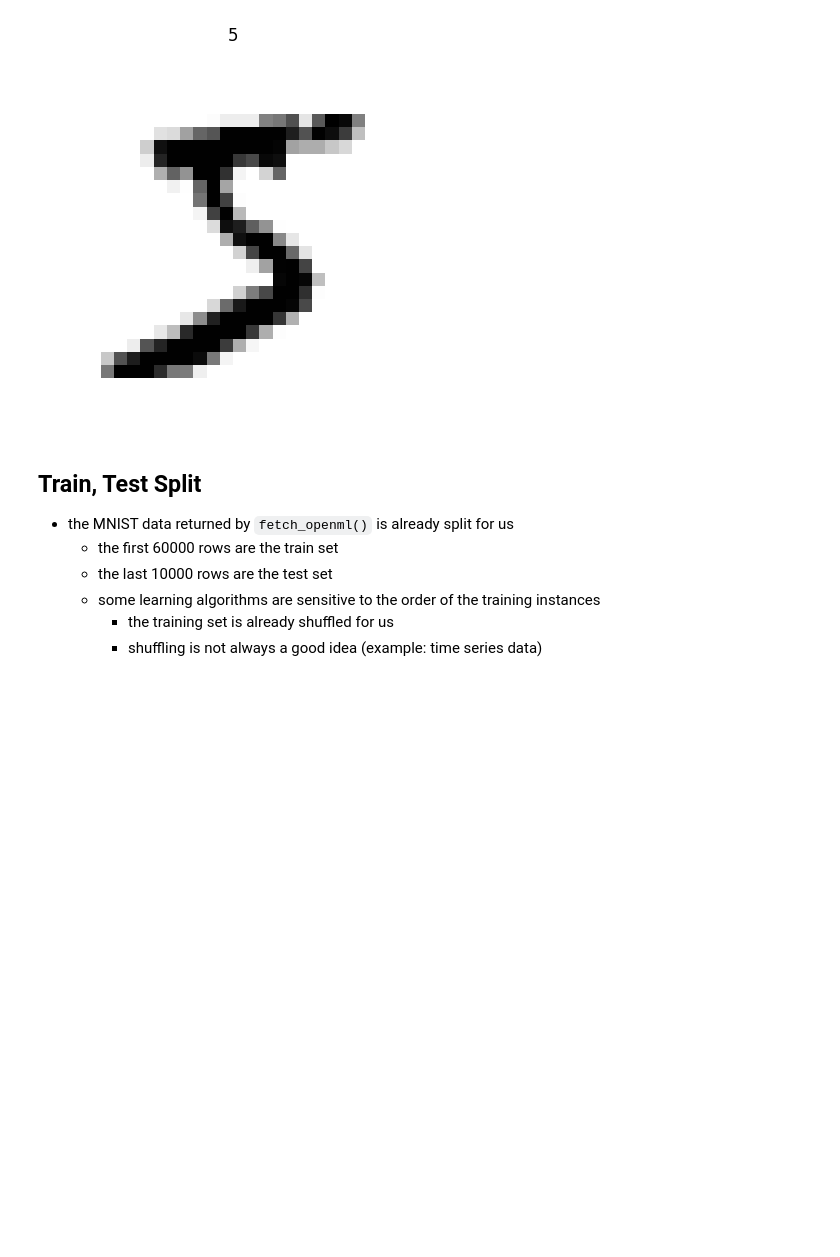
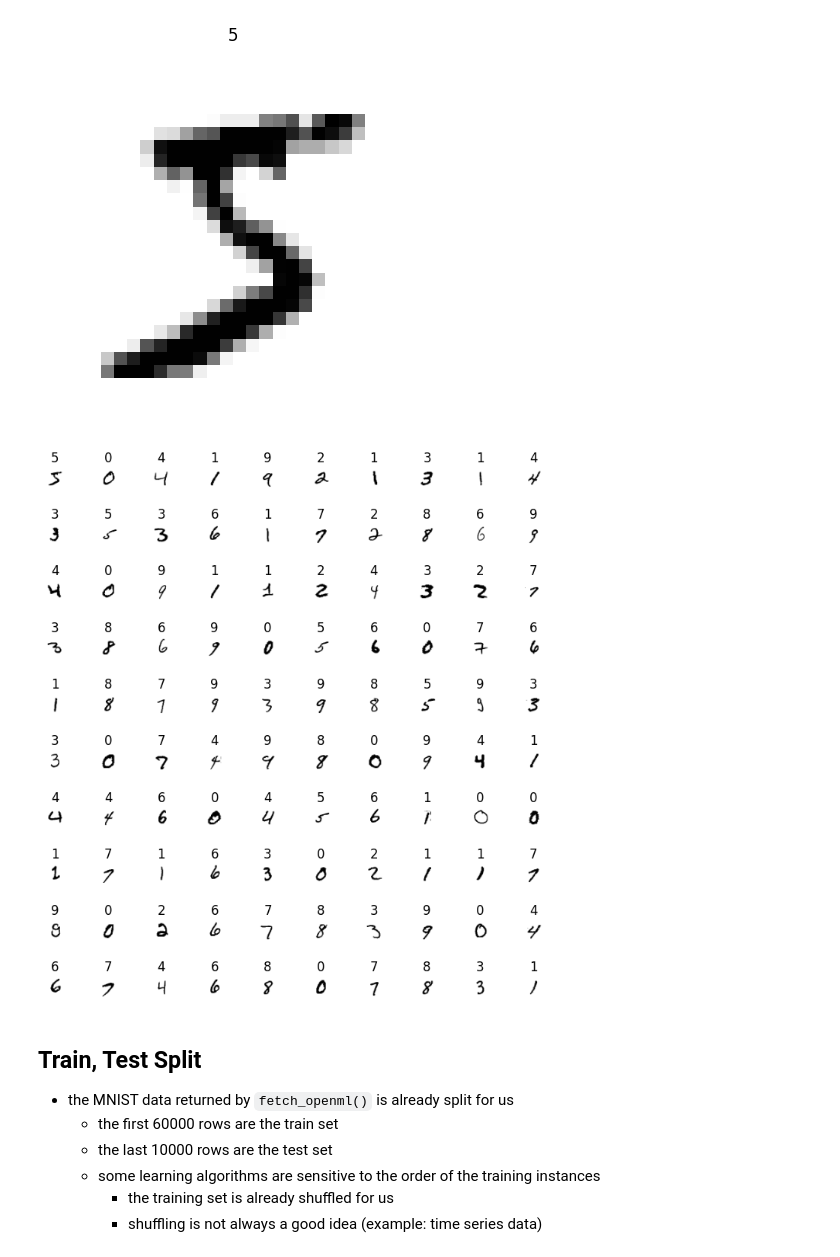
Before and after one commit to PaulToronto/Hands-on-Maching-Learning-Book, a Jupyter notebook: 3_Classification.ipynb, the cells around one changed output. Saved outputs shown, nothing was run; the diff lists cells and outputs as text; code cells hidden in the pictures; blank space fills up the shorter version.

```diff
--- a/3_Classification.ipynb
+++ b/3_Classification.ipynb
@@ -103,6 +104,15 @@ def plot_digit(image_data, label_data=None):
 plot_digit(X[0], y[0])
 # %% [output]
 [figure]
+# %%
+plt.figure(figsize=(9, 9))
+for idx, image_data in enumerate(X[:100]):
+    plt.subplot(10, 10, idx + 1)
+    plot_digit(image_data, y[idx])
+plt.subplots_adjust(wspace=0, hspace=2)
+plt.show()
+# %% [output]
+[figure, added]
 # %% [markdown]
 ## Train, Test Split
 
```
Also changed, not shown: parts of 30 cells of this notebook.
